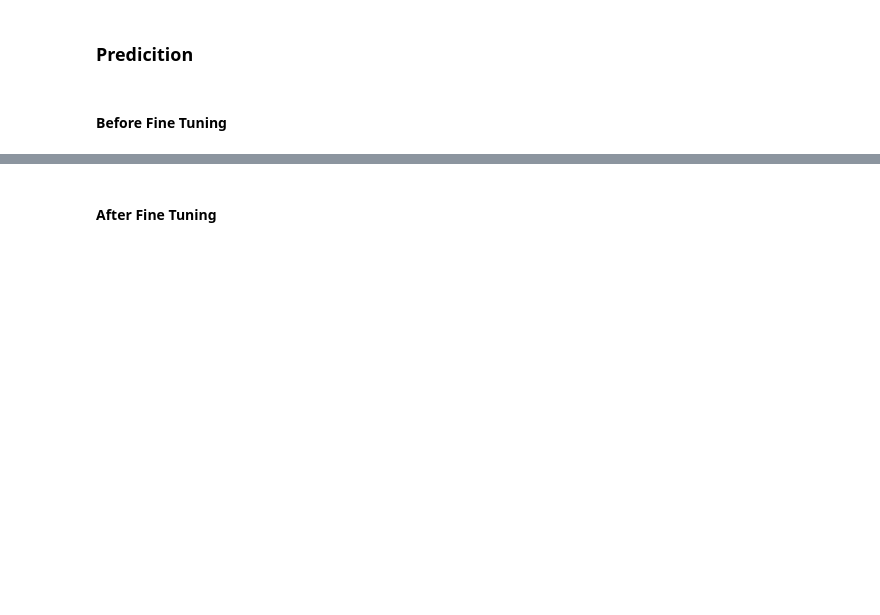
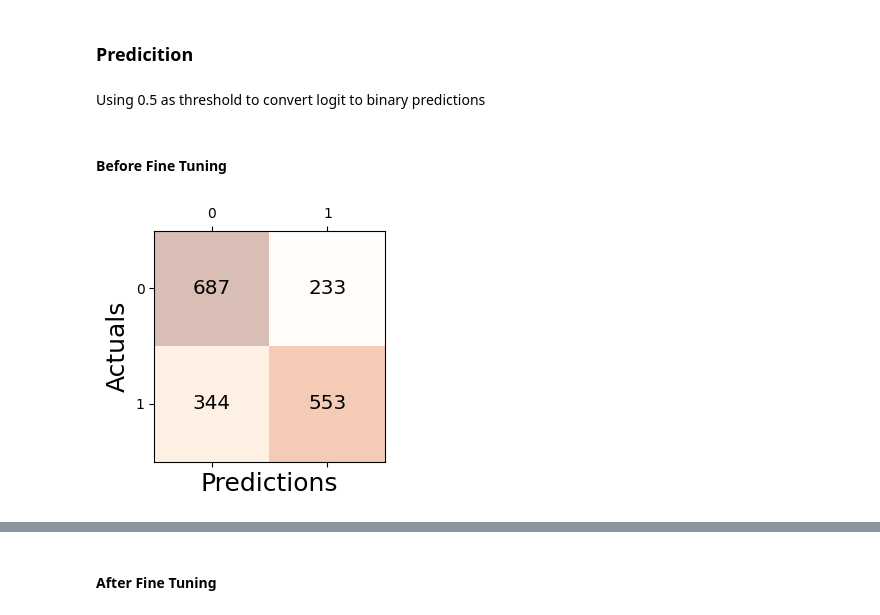
Before and after one commit to ranieri-unimi/depression, a Jupyter notebook: bert.fine.fine.ipynb, the cells around one changed output, grey strips where cells are left out. Drawn from its saved outputs; the diff is of its cells as text; code cells hidden in the pictures; blank space fills up the shorter version.

```diff
--- a/bert.fine.fine.ipynb
+++ b/bert.fine.fine.ipynb
@@ -134,6 +151,8 @@ from sklearn.metrics import confusion_matrix
 from sklearn.metrics import precision_score, recall_score, f1_score, accuracy_score
 # %%
 y_true = y_raw[1]
+# %% [markdown]
+Using 0.5 as threshold to convert logit to binary predictions
 # %%
 y_fine = [ 1 if p < n else 0 for p, n in y_fine[0]]
 y_raw = [ 1 if p < n else 0 for p, n in y_raw[0]]
@@ -142,13 +161,22 @@ y_raw = [ 1 if p < n else 0 for p, n in y_raw[0]]
 # %%
 conf_matrix = confusion_matrix(y_true=y_true, y_pred=y_raw)
 
 fig, ax = plt.subplots(figsize=(3, 3))
 ax.matshow(conf_matrix, cmap=plt.cm.Oranges, alpha=0.3)
 for i in range(conf_matrix.shape[0]):
     for j in range(conf_matrix.shape[1]):
-        ax.text(x=j, y=i,s=conf_matrix[i, j], va='center', ha='center', size='xx-large')
+        ax.text(
+            x=j,
+            y=i,
+            s=conf_matrix[i, j],
+            va="center",
+            ha="center",
+            size="x-large",
+        )
 
-plt.xlabel('Predictions', fontsize=18)
-plt.ylabel('Actuals', fontsize=18)
+plt.xlabel("Predictions", fontsize=18)
+plt.ylabel("Actuals", fontsize=18)
 plt.show()
+# %% [output]
+[figure, added]
 # %%
```
Also changed, not shown: parts of 30 cells of this notebook.
